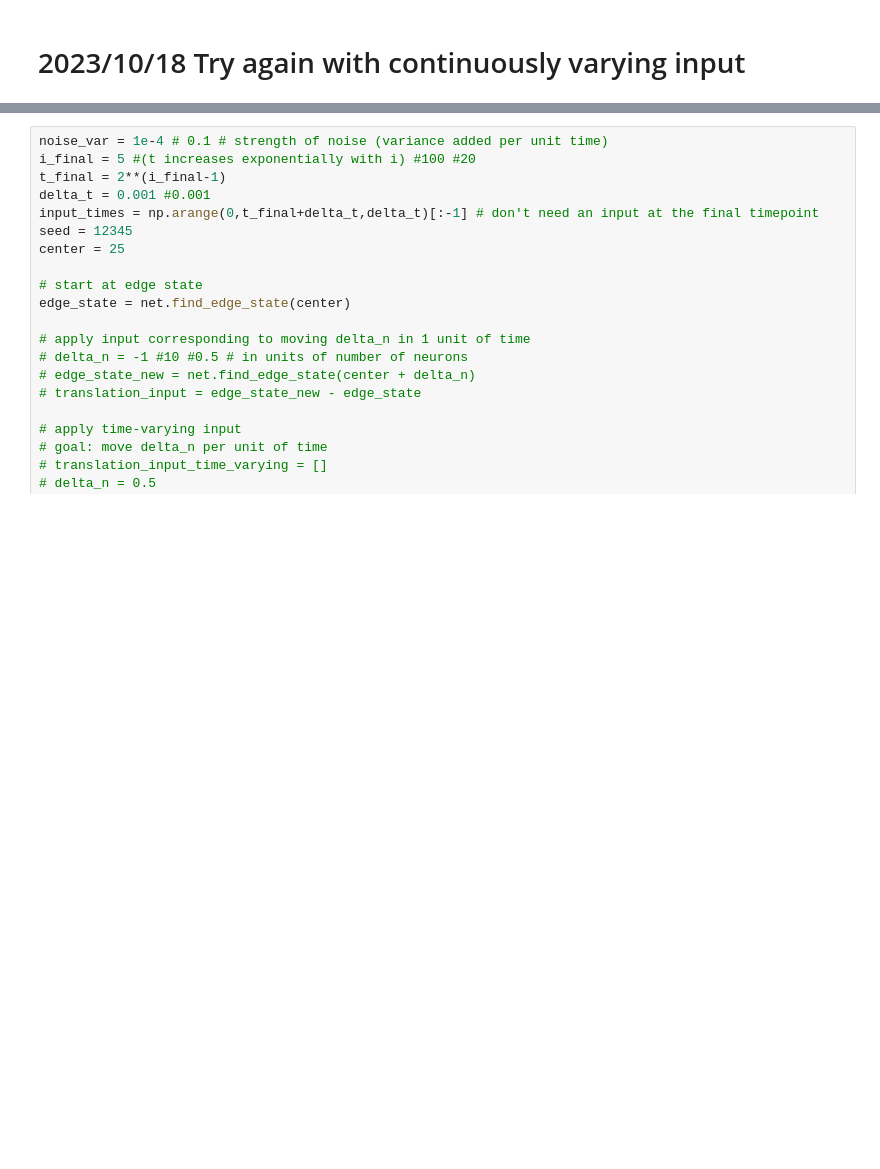
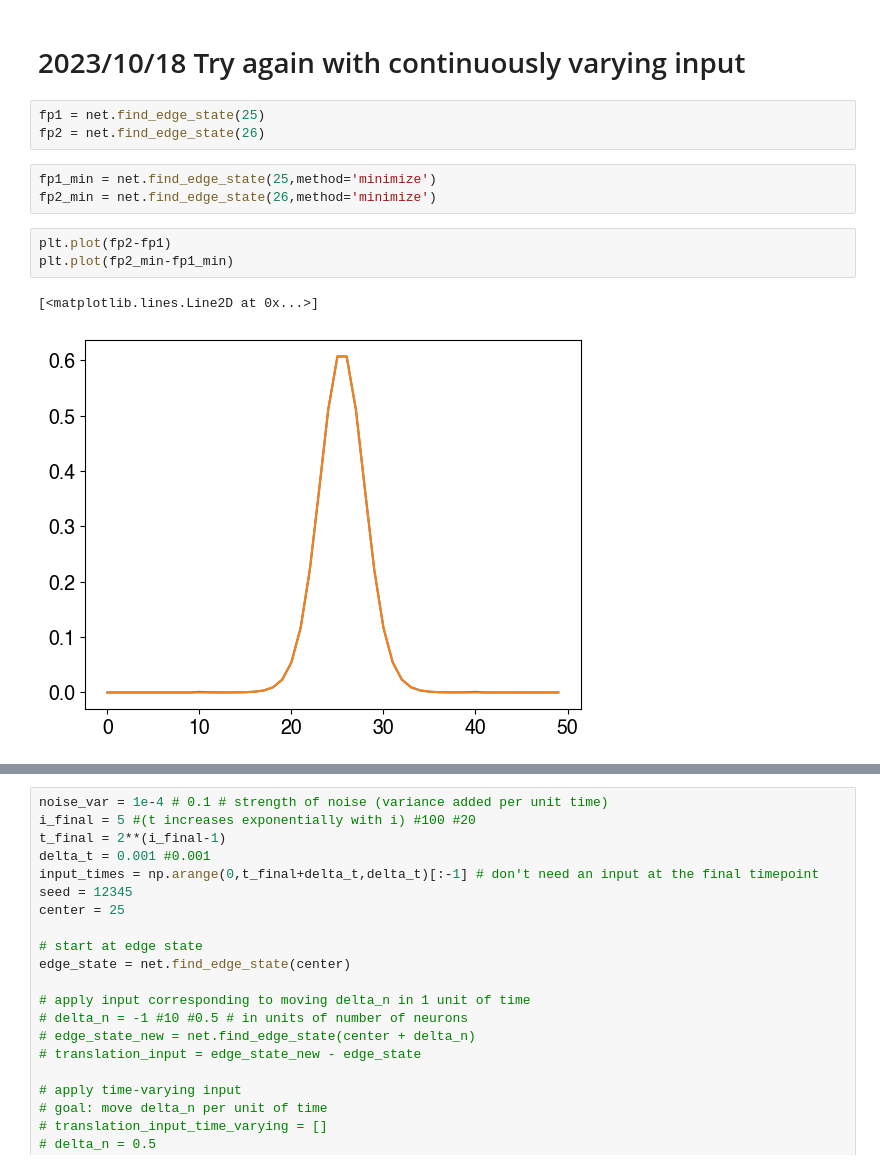
Before and after one commit to Collective-Logic-Lab/laplace-decisions, a Jupyter notebook: develop-translation-operator.ipynb, the cells around one changed output, grey strips where cells are left out. Drawn from its saved outputs; the diff is of its cells as text; blank space fills up the shorter version.

```diff
--- a/develop-translation-operator.ipynb
+++ b/develop-translation-operator.ipynb
@@ -413,3 +414,15 @@ Text(0, 0.5, 'Edge location')
 [figure]
 # %% [markdown]
 # 2023/10/18 Try again with continuously varying input
+# %%
+fp1 = net.find_edge_state(25)
+fp2 = net.find_edge_state(26)
+# %%
+fp1_min = net.find_edge_state(25,method='minimize')
+fp2_min = net.find_edge_state(26,method='minimize')
+# %%
+plt.plot(fp2-fp1)
+plt.plot(fp2_min-fp1_min)
+# %% [output]
+[<matplotlib.lines.Line2D at 0x...>]
+[figure, added]
```
Also changed, not shown: parts of 6 cells of this notebook.
